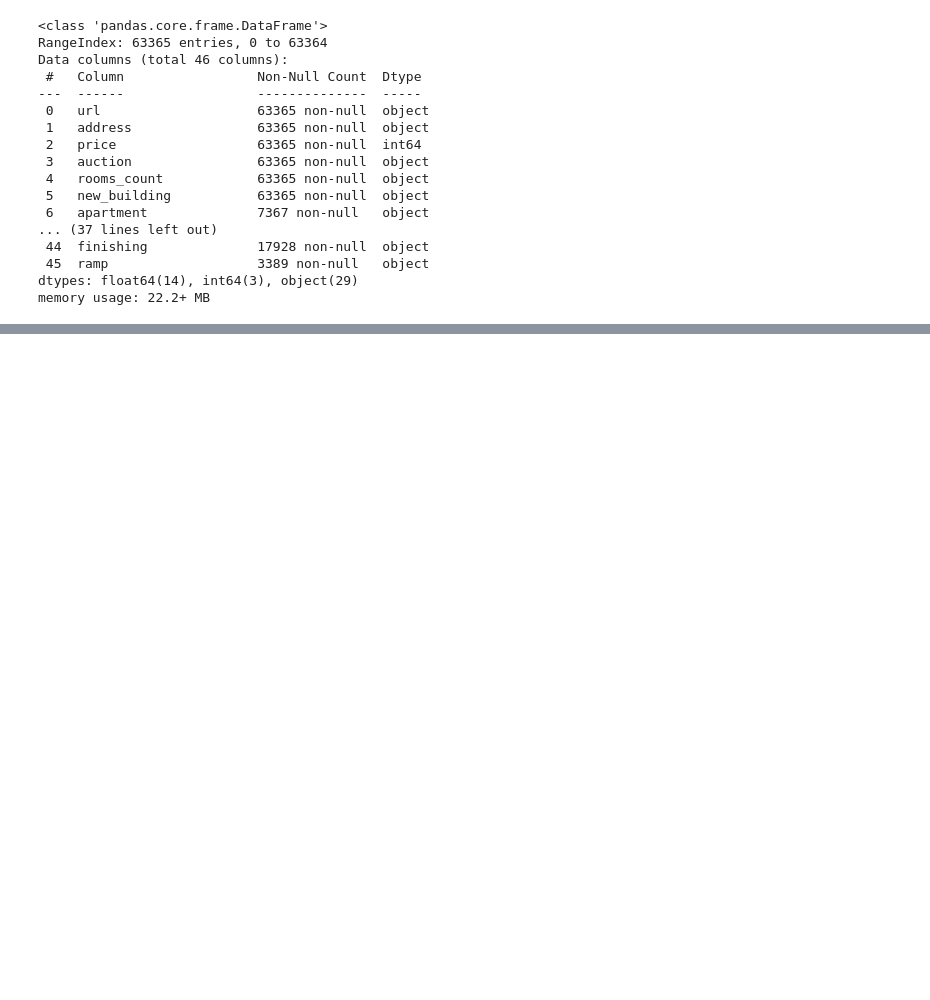
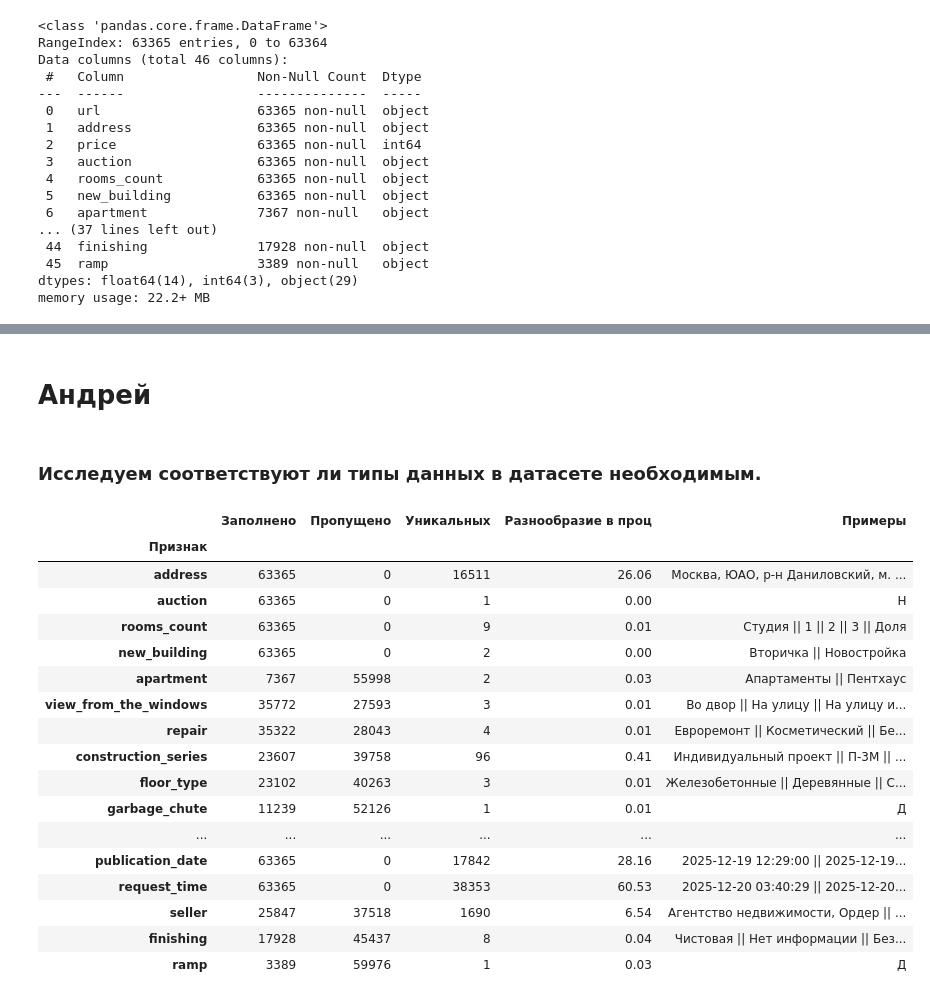
Before and after one commit to AyuKamakin/Abd_prj_25_26_team_40, a Jupyter notebook: EDA.ipynb, the cells around one changed output, grey strips where cells are left out. Drawn from its saved outputs; the diff is of its cells as text; code cells hidden in the pictures; blank space fills up the shorter version.

```diff
--- a/EDA.ipynb
+++ b/EDA.ipynb
@@ -197,0 +281,54 @@ plt.show()
+# %% [markdown]
+# Андрей
+# %% [markdown]
+### Исследуем соответствуют ли типы данных в датасете необходимым.
+# %%
+def overview(df):
+    exclude_cols = ['url', 'description', 'photos_url', 'index', 'price']
+    text_df = df.select_dtypes(include = ['object', 'string'])
+    cols_to_analyze = [c for c in text_df.columns if c not in exclude_cols]
+
+    fin_df = []
+    total_rows = len(df)
+
+    for col in cols_to_analyze:
+        col_series = df[col]
+        unique_values = col_series.dropna().unique()
+
+        n_nan = col_series.isna().sum()
+        n_filled = total_rows - n_nan
+        n_unique = len(unique_values)
+        zap = (n_unique/n_filled*100) if n_filled > 0 else 0
+
+        examples = list(unique_values[:5])
+        examples_str = " || ".join(map(str, examples))
+
+        fin_df.append({"Признак": col,
+            "Заполнено": n_filled,
+            "Пропущено": n_nan,
+            "Уникальных": n_unique,
+            "Разнообразие в проц": round(zap, 2),
+            "Примеры": examples_str})
+
+    return pd.DataFrame(fin_df).set_index("Признак")
+# %%
+overview(df)
+# %% [output]
+|  | Заполнено | Пропущено | Уникальных | Разнообразие в проц | Примеры |
+| Признак |  |  |  |  |  |
+| address | 63365 | 0 | 16511 | 26.06 | Москва, ЮАО, р-н Даниловский, м. ... |
+| auction | 63365 | 0 | 1 | 0.00 | Н |
+| rooms_count | 63365 | 0 | 9 | 0.01 | Студия || 1 || 2 || 3 || Доля |
+| new_building | 63365 | 0 | 2 | 0.00 | Вторичка || Новостройка |
+| apartment | 7367 | 55998 | 2 | 0.03 | Апартаменты || Пентхаус |
+| view_from_the_windows | 35772 | 27593 | 3 | 0.01 | Во двор || На улицу || На улицу и... |
+| repair | 35322 | 28043 | 4 | 0.01 | Евроремонт || Косметический || Бе... |
+| construction_series | 23607 | 39758 | 96 | 0.41 | Индивидуальный проект || П-3М || ... |
+| floor_type | 23102 | 40263 | 3 | 0.01 | Железобетонные || Деревянные || С... |
+| garbage_chute | 11239 | 52126 | 1 | 0.01 | Д |
+| ... | ... | ... | ... | ... | ... |
+| publication_date | 63365 | 0 | 17842 | 28.16 | 2025-12-19 12:29:00 || 2025-12-19... |
+| request_time | 63365 | 0 | 38353 | 60.53 | 2025-12-20 03:40:29 || 2025-12-20... |
+| seller | 25847 | 37518 | 1690 | 6.54 | Агентство недвижимости, Ордер || ... |
+| finishing | 17928 | 45437 | 8 | 0.04 | Чистовая || Нет информации || Без... |
+| ramp | 3389 | 59976 | 1 | 0.03 | Д |
```
Also changed, not shown: parts of 51 cells of this notebook.
